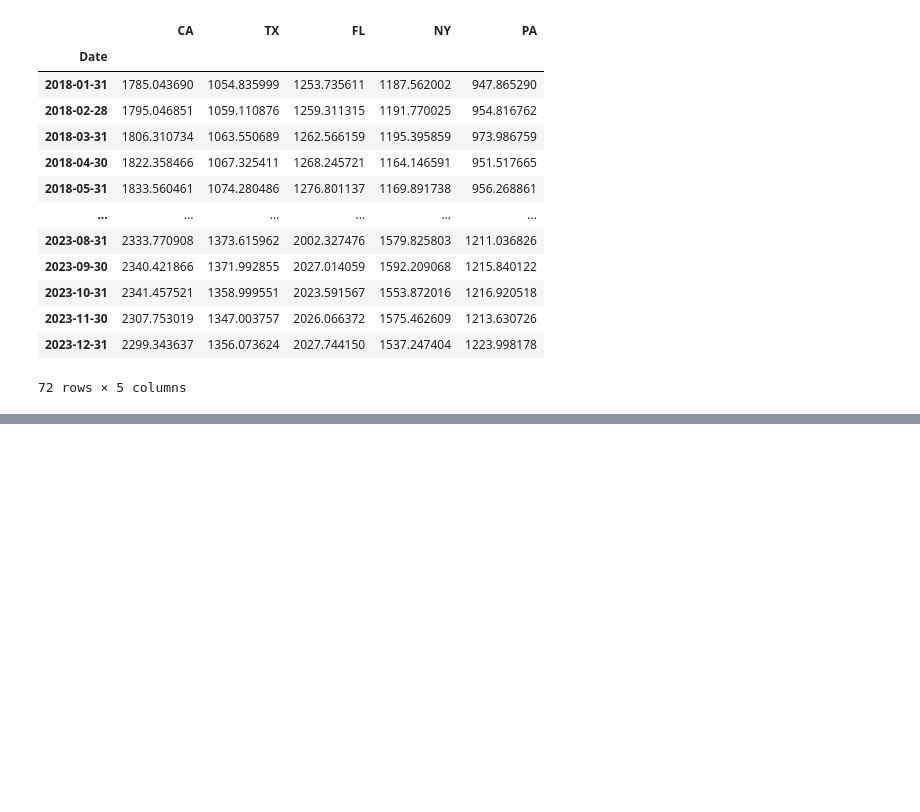
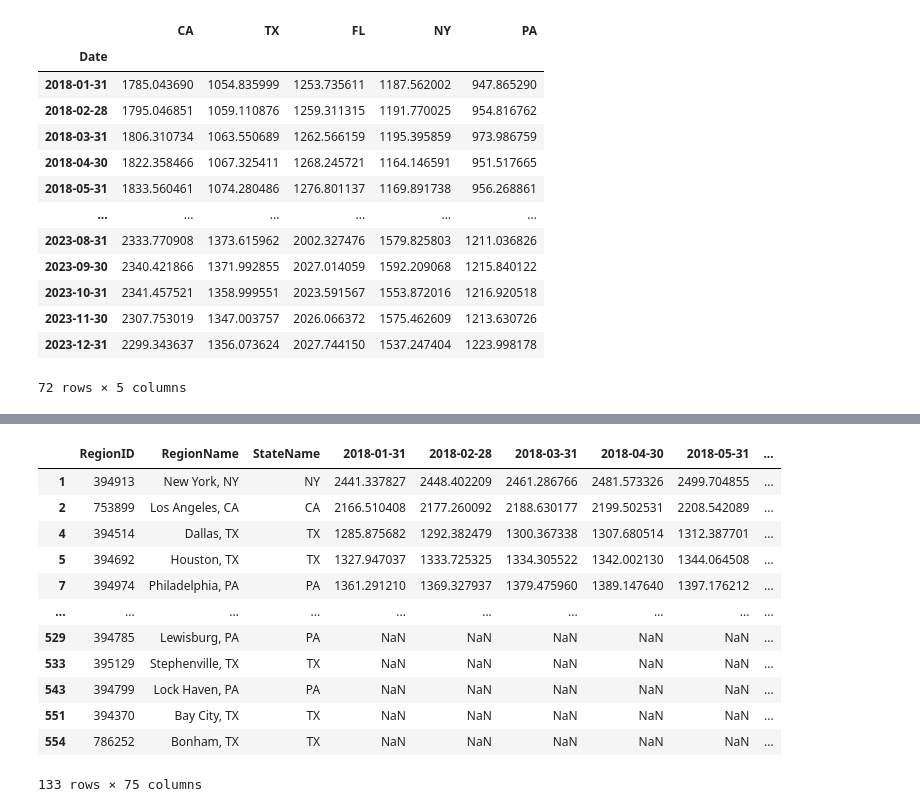
Before and after one commit to JAMayo13240/Data-Analysis-Project-3, a Jupyter notebook: Julius copy.ipynb, the cells around one changed output, grey strips where cells are left out. Cells and saved outputs as stored; diff of their text form; code cells hidden in the pictures; blank space fills up the shorter version.

```diff
--- a/Julius copy.ipynb
+++ b/Julius copy.ipynb
@@ -354,0 +324,20 @@ plt.show()
+# %%
+conditions = ['2015-','2016-','2017-','SizeRank','RegionType']
+to_drop = rental_df.columns[rental_df.columns.str.contains('|'.join(conditions))]
+rental_database = rental_df.loc[rental_df["StateName"].isin(["TX", "CA", "FL", "PA", "NY"])]
+rental_database = rental_database.drop(columns=to_drop)
+rental_database
+# %% [output]
+|  | RegionID | RegionName | StateName | 2018-01-31 | 2018-02-28 | 2018-03-31 | 2018-04-30 | 2018-05-31 | ... |
+| 1 | 394913 | New York, NY | NY | 2441.337827 | 2448.402209 | 2461.286766 | 2481.573326 | 2499.704855 | ... |
+| 2 | 753899 | Los Angeles, CA | CA | 2166.510408 | 2177.260092 | 2188.630177 | 2199.502531 | 2208.542089 | ... |
+| 4 | 394514 | Dallas, TX | TX | 1285.875682 | 1292.382479 | 1300.367338 | 1307.680514 | 1312.387701 | ... |
+| 5 | 394692 | Houston, TX | TX | 1327.947037 | 1333.725325 | 1334.305522 | 1342.002130 | 1344.064508 | ... |
+| 7 | 394974 | Philadelphia, PA | PA | 1361.291210 | 1369.327937 | 1379.475960 | 1389.147640 | 1397.176212 | ... |
+| ... | ... | ... | ... | ... | ... | ... | ... | ... | ... |
+| 529 | 394785 | Lewisburg, PA | PA | NaN | NaN | NaN | NaN | NaN | ... |
+| 533 | 395129 | Stephenville, TX | TX | NaN | NaN | NaN | NaN | NaN | ... |
+| 543 | 394799 | Lock Haven, PA | PA | NaN | NaN | NaN | NaN | NaN | ... |
+| 551 | 394370 | Bay City, TX | TX | NaN | NaN | NaN | NaN | NaN | ... |
+| 554 | 786252 | Bonham, TX | TX | NaN | NaN | NaN | NaN | NaN | ... |
+133 rows × 75 columns
```
Also changed, not shown: parts of 5 cells of this notebook, 3 other files.
